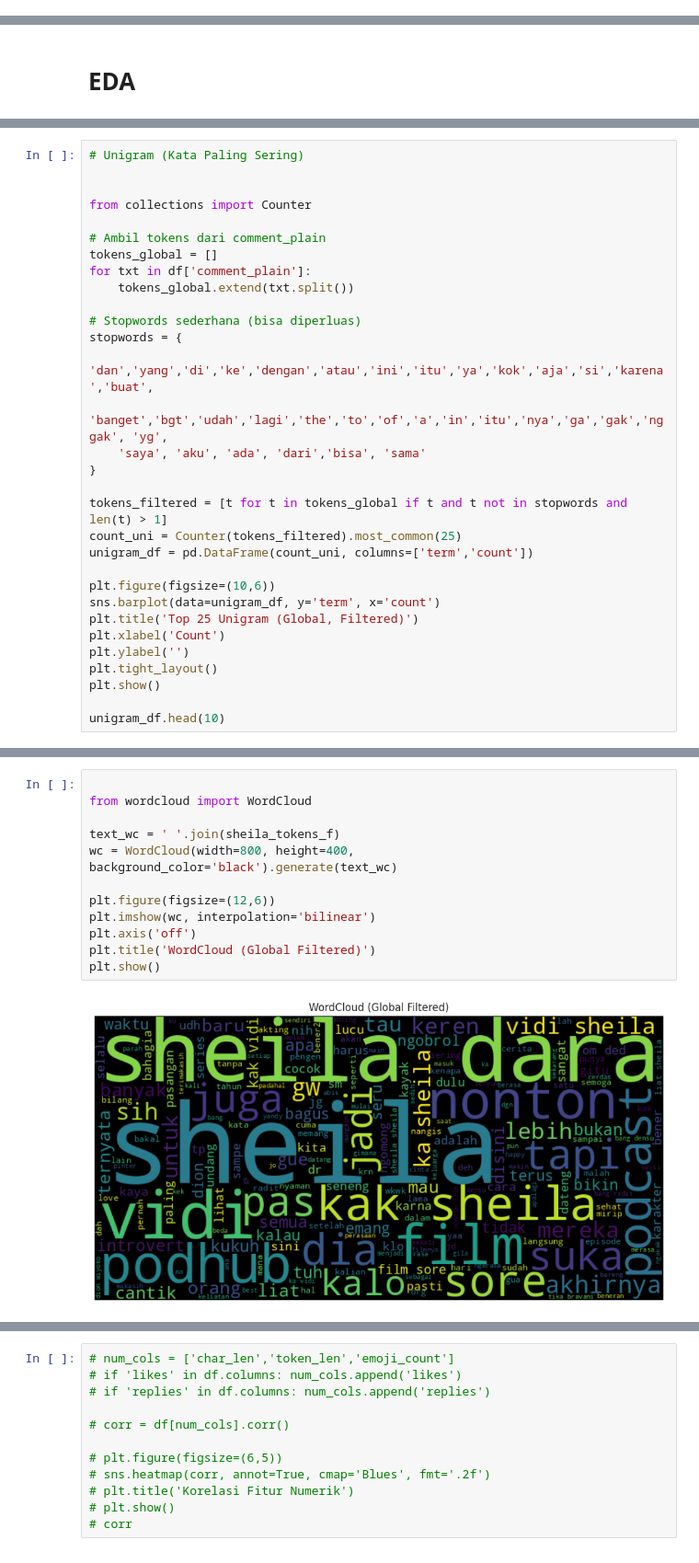
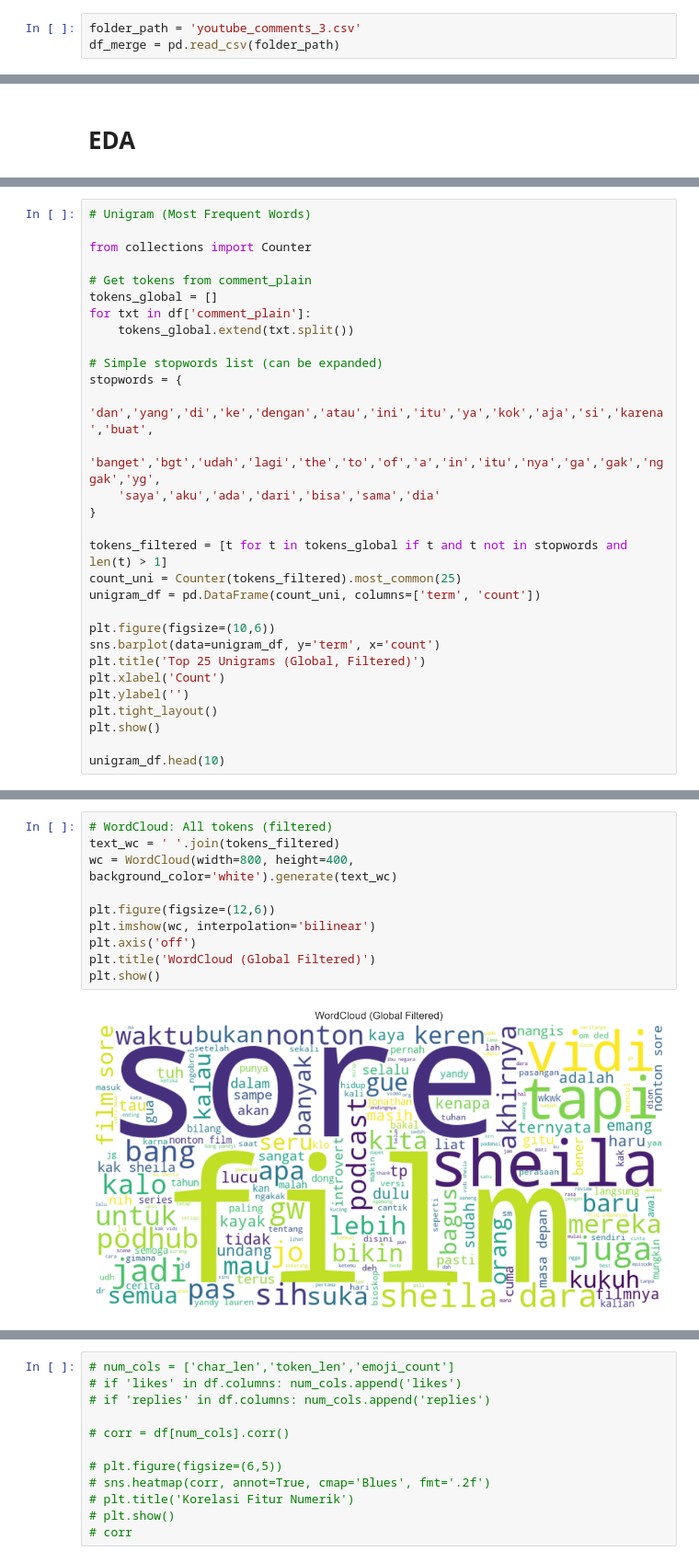
Before and after one commit to mtijan/SheilaDara-Sore, a Jupyter notebook: Sheila_Dara_Sore_YT_Sentiment.ipynb, the cells around one changed output, grey strips where cells are left out. Shown at 92% size. Saved outputs shown, nothing was run; the diff lists cells and outputs as text.

Commit message:
Change word cloud

```diff
--- a/Sheila_Dara_Sore_YT_Sentiment.ipynb
+++ b/Sheila_Dara_Sore_YT_Sentiment.ipynb
@@ -83,3 +65,6 @@ Shape: (11385, 6)
+# %%
+folder_path = 'youtube_comments_3.csv'
+df_merge = pd.read_csv(folder_path)
 # %%
 df_merge
 # %% [output]
@@ -604,30 +519,29 @@ top_emoji_df
 | 13 | ♛ | 2 |
 | 14 | 🇮 | 2 |
 # %%
-# Unigram (Kata Paling Sering)
-
+# Unigram (Most Frequent Words)
 
 from collections import Counter
 
-# Ambil tokens dari comment_plain
+# Get tokens from comment_plain
 tokens_global = []
 for txt in df['comment_plain']:
     tokens_global.extend(txt.split())
 
-# Stopwords sederhana (bisa diperluas)
+# Simple stopwords list (can be expanded)
 stopwords = {
     'dan','yang','di','ke','dengan','atau','ini','itu','ya','kok','aja','si','karena','buat',
-    'banget','bgt','udah','lagi','the','to','of','a','in','itu','nya','ga','gak','nggak', 'yg',
-    'saya', 'aku', 'ada', 'dari','bisa', 'sama'
+    'banget','bgt','udah','lagi','the','to','of','a','in','itu','nya','ga','gak','nggak','yg',
+    'saya','aku','ada','dari','bisa','sama','dia'
 }
 
 tokens_filtered = [t for t in tokens_global if t and t not in stopwords and len(t) > 1]
 count_uni = Counter(tokens_filtered).most_common(25)
-unigram_df = pd.DataFrame(count_uni, columns=['term','count'])
+unigram_df = pd.DataFrame(count_uni, columns=['term', 'count'])
 
 plt.figure(figsize=(10,6))
 sns.barplot(data=unigram_df, y='term', x='count')
-plt.title('Top 25 Unigram (Global, Filtered)')
+plt.title('Top 25 Unigrams (Global, Filtered)')
 plt.xlabel('Count')
 plt.ylabel('')
 plt.tight_layout()
@@ -723,14 +653,12 @@ bigram_df.head()
 # %%
-
-from wordcloud import WordCloud
-
-text_wc = ' '.join(sheila_tokens_f)
-wc = WordCloud(width=800, height=400, background_color='black').generate(text_wc)
+# WordCloud: All tokens (filtered)
+text_wc = ' '.join(tokens_filtered)
+wc = WordCloud(width=800, height=400, background_color='white').generate(text_wc)
 
 plt.figure(figsize=(12,6))
 plt.imshow(wc, interpolation='bilinear')
 plt.axis('off')
 plt.title('WordCloud (Global Filtered)')
 plt.show()
 # %% [output]
-[figure, old version]
+[figure, new version]
```
Also changed, not shown: parts of 25 cells of this notebook.
